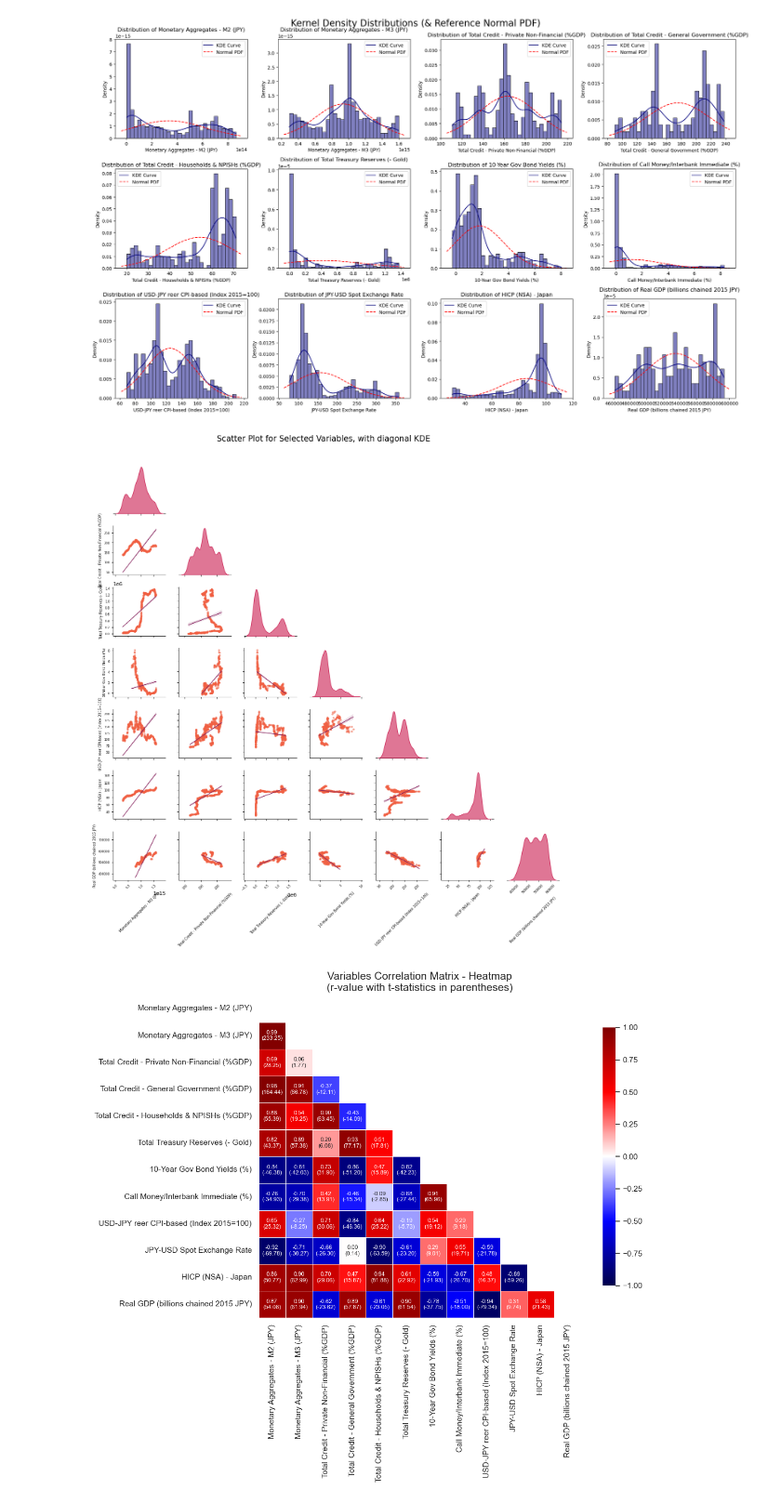
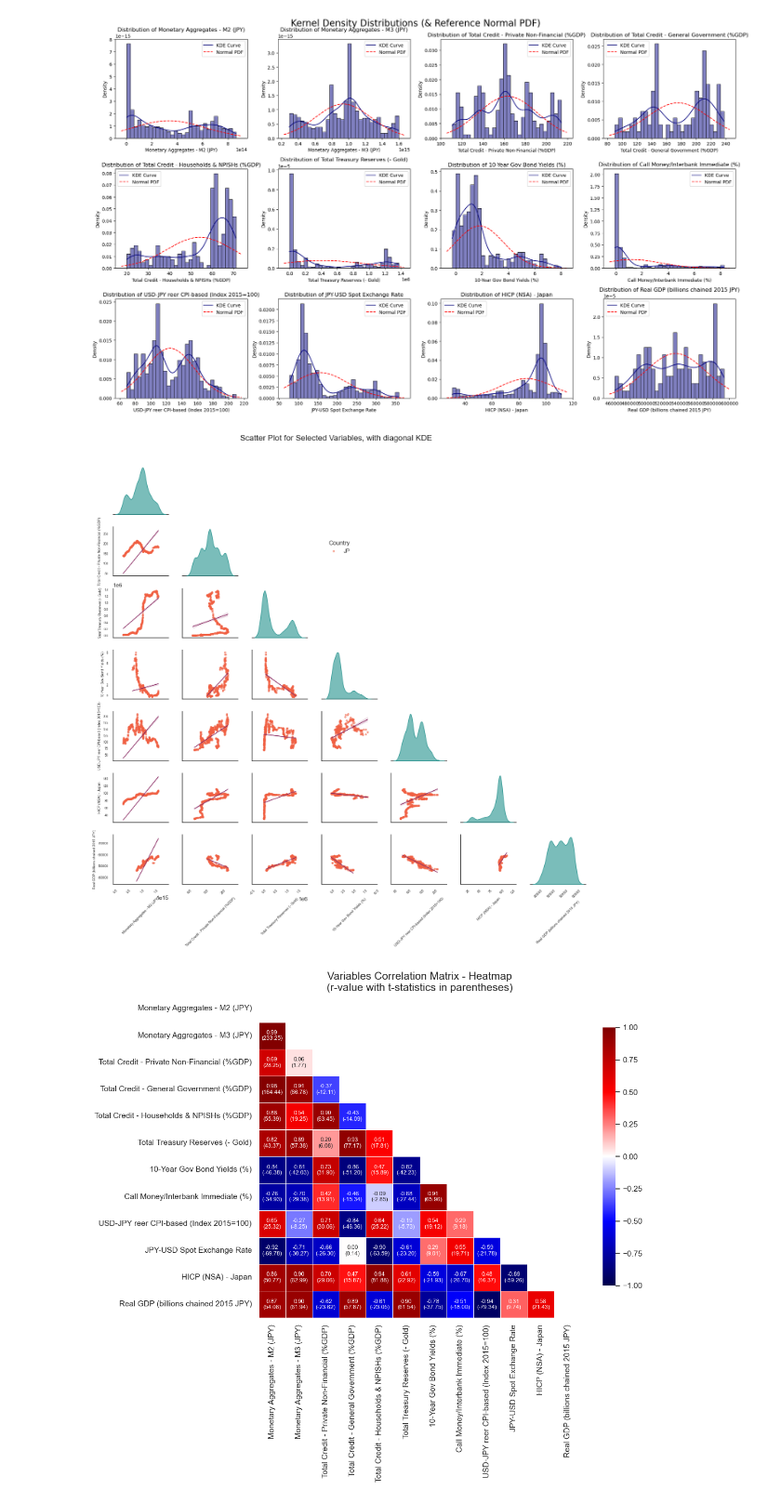
Before and after one commit to EliaLand/PVAR_japan_endogenous_money, a Jupyter notebook: Module2_stats_data_plotting.ipynb, the cells around one changed output. Shown at 93% size. Cells and saved outputs as stored; diff of their text form; code cells hidden in the pictures.

```diff
--- a/Module2_stats_data_plotting.ipynb
+++ b/Module2_stats_data_plotting.ipynb
@@ -60,0 +106,18 @@ from arch.unitroot import PhillipsPerron
+# %%
+# Autocorrelation coefficients AR(1)
+# Drop non-numeric columns and rows with missing values
+df = jp_aggregated_df.copy()
+jp_aggregated_numeric = df.drop(columns=["Country", "Time"]).dropna()
+
+# AR(1) autocorrelation for each variable
+ar1_results = {}
+for col in jp_aggregated_numeric.columns:
+    series = jp_aggregated_numeric[col]
+
+# (!!!) lag-1 autocorrelation
+    ar1 = series.autocorr(lag=1)
+    ar1_results[col] = ar1
+
+# Better to create a dataframe to display the results
+jp_ar1_df = pd.DataFrame.from_dict(ar1_results, orient="index", columns=["AR(1)"])
+jp_ar1_df
@@ -80,3 +222,14 @@ jp_aggregated_df
+# %%
+# Metrics clusters for plotting
+metrics_group = {
+    "Monetary Aggregates" : ["Monetary Aggregates - M2 (JPY)", "Monetary Aggregates - M3 (JPY)"],
+    "Credit Metrics" : ["Total Credit - General Government (%GDP)", "Total Credit - Households & NPISHs (%GDP)"],
+    "Reserves" : ["Total Treasury Reserves (- Gold)"],
+    "Monetary Policy Proxies (Yields)" : ["10-Year Gov Bond Yields (%)", "Call Money/Interbank Immediate (%)"],
+    "Exchange Rate" : ["USD-JPY reer CPI-based (Index 2015=100)", "JPY-USD Spot Exchange Rate"],
+    "Output-Trends": ["Real GDP (billions chained 2015 JPY)"],
+    "Consumption Prices": ["HICP (NSA) - Japan"]
+}
 # %%
 # Classic Variable Boxplot
 
@@ -163,9 +322,9 @@ X = statistics.index.tolist()
 pal = sns.color_palette("viridis", n_colors=len(X))
 
 # General Layout (column and rows enumeration, figure's size, sub_plot)
-cols = 4
-rows = (len(X) + cols - 1) // cols
-fig, axes = plt.subplots(nrows=rows, ncols=cols, figsize=(5 * cols, 4 * rows))
+cols = 6
+rows = (len(X) + cols - 4) // cols
+fig, axes = plt.subplots(nrows=rows, ncols=cols, figsize=(4 * cols, 5 * rows))
 axes = np.array(axes).flatten()
 
 # Boxplot setup
@@ -311,39 +470,39 @@ g = sns.pairplot(jp_aggregated_df,
                  vars=Xy,
                  kind="reg",
                  diag_kind="kde",
-                 palette="rocket",
+                 palette="viridis",
                  corner=True,
                  height=2.0,
                  aspect=1.0,
                  plot_kws={
                      "scatter_kws": {"s": 10, "alpha": 0.5, "color": rocket_palette[3]},
                      "line_kws": {"color": rocket_palette[1], "lw": 1.2}
                  },
                  diag_kws={
                      "color": rocket_palette[2],
                      "fill": True,
                      "alpha": 0.6
                  })
 
 # Figure elements positioning adjustments
 if hasattr(g, "_legend") and g._legend is not None:
     g._legend.set(bbox_to_anchor=(0.5, 0.8), transform=g.fig.transFigure)
     g._legend._ncol = 2
 
 # Axis label and tick adjustment for better readability
 for ax in g.axes.flatten():
     if ax is not None:
         ax.set_xlabel(ax.get_xlabel(), fontsize=7, rotation=45)
         ax.set_ylabel(ax.get_ylabel(), fontsize=7)
         ax.tick_params(axis="x", labelrotation=45, labelsize=6)
         ax.tick_params(axis="y", labelsize=6)
 
 g.fig.subplots_adjust(top=0.93, bottom=0.10, left=0.08, right=0.97, hspace=0.25, wspace=0.25)
 g.fig.suptitle("Scatter Plot for Selected Variables, with diagonal KDE",
                fontsize=16, y=0.99, ha="center", linespacing=1.5)
 plt.show()
 # %% [output]
-[figure, old version]
+[figure, new version]
 # %%
 # Data Plotting (Correlation Heatmap)
 
```
Also changed, not shown: parts of 15 cells of this notebook.
